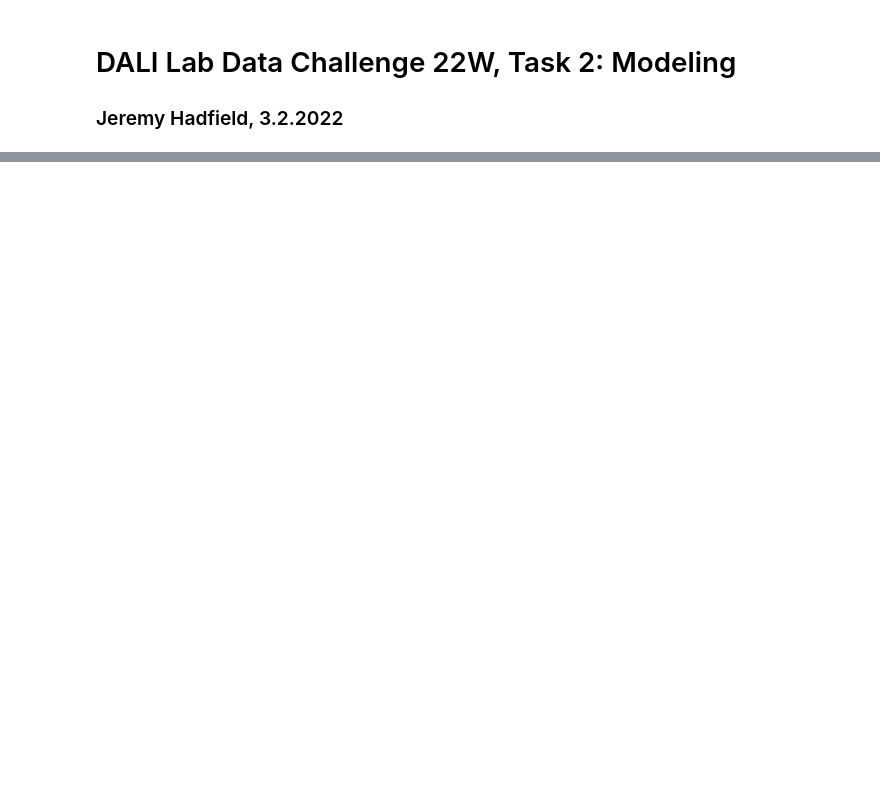
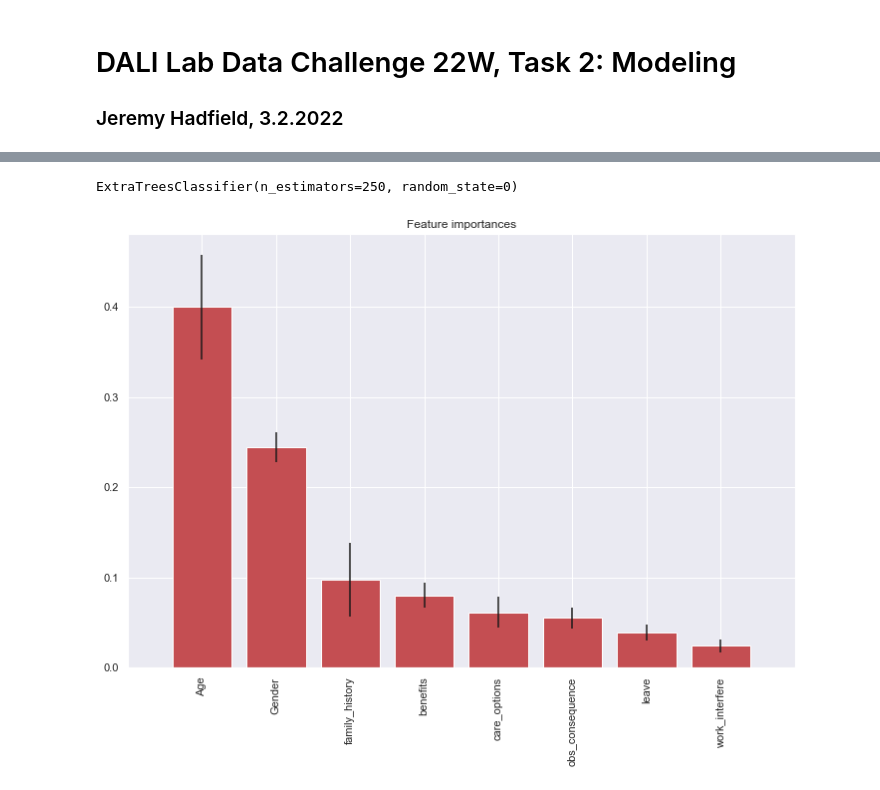
Before and after one commit to jerhadf/data_challenge_22w, a Jupyter notebook: code/02_modeling.ipynb, the cells around one changed output, grey strips where cells are left out. Drawn from its saved outputs; the diff is of its cells as text; code cells hidden in the pictures; blank space fills up the shorter version.

Commit message:
Finished modeling task

```diff
--- a/code/02_modeling.ipynb
+++ b/code/02_modeling.ipynb
@@ -25,0 +85,3 @@ df.head()
+# %%
+# drop unnecessary columns that won't be used in analysis
+mh_df = mh_df.drop(['comments'], axis= 1)
@@ -25,0 +340,43 @@ df.head()
+# %%
+# define the features
+feature_cols = ['Age', 'Gender', 'family_history', 'benefits', 'care_options', 'obs_consequence', 'leave', 'work_interfere']
+X = train_df[feature_cols]
+y = train_df.treatment
+
+# split X and y into training and testing sets
+X_train, X_test, y_train, y_test = train_test_split(X, y, test_size=0.30, random_state=0)
+
+# create dictionaries for final graph
+method_dict = {}
+rmse_dict = ()
+
+# build a random forest and compute the relative importance of features
+# ExtraTreesClassifier is similar to RandomForestClassifier, but is cheaper to train and sometimes more generalizable.
+forest = ExtraTreesClassifier(n_estimators=250,
+                              random_state=0)
+
+# fit the model
+forest.fit(X, y)
+# %% [output]
+ExtraTreesClassifier(n_estimators=250, random_state=0)
+# %%
+# sort the features by their importance in the random forest model
+importances = forest.feature_importances_
+std = np.std([tree.feature_importances_ for tree in forest.estimators_],
+             axis=0)
+indices = np.argsort(importances)[::-1]
+
+labels = []
+for f in range(X.shape[1]):
+    labels.append(feature_cols[f])
+
+# plot the importances of features
+plt.figure(figsize=(12,8))
+plt.title("Feature importances")
+plt.bar(range(X.shape[1]), importances[indices],
+       color="r", yerr=std[indices], align="center")
+plt.xticks(range(X.shape[1]), labels, rotation='vertical')
+plt.xlim([-1, X.shape[1]])
+plt.show()
+# %% [output]
+[figure, added]
```
Also changed, not shown: parts of 29 cells of this notebook, 2 other files.
